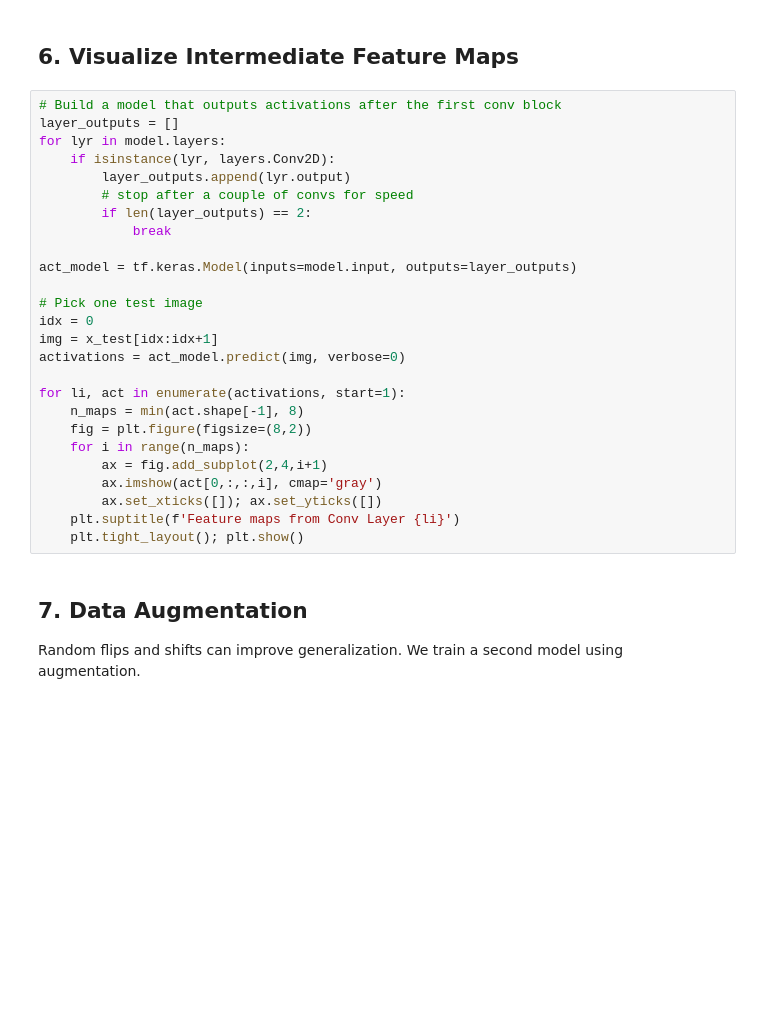
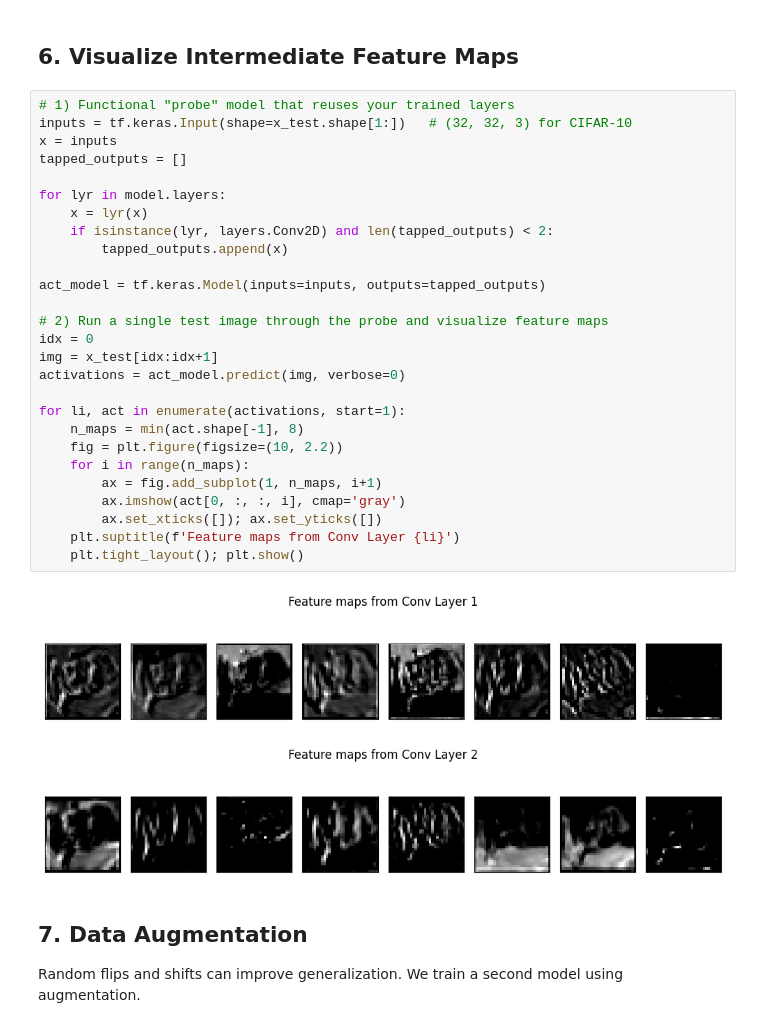
Before and after one commit to BillJr99/Ursinus-CS477, a Jupyter notebook: files/notebooks/CNN_Tutorial.ipynb, the cells around one changed output. Saved outputs shown, nothing was run; the diff lists cells and outputs as text; blank space fills up the shorter version.

```diff
--- a/files/notebooks/CNN_Tutorial.ipynb
+++ b/files/notebooks/CNN_Tutorial.ipynb
@@ -202,31 +210,35 @@ plt.suptitle('First Conv Layer Filters'); plt.tight_layout(); plt.show()
 # %% [markdown]
 ## 6. Visualize Intermediate Feature Maps
 # %%
-# Build a model that outputs activations after the first conv block
-layer_outputs = []
+# 1) Functional "probe" model that reuses your trained layers
+inputs = tf.keras.Input(shape=x_test.shape[1:])   # (32, 32, 3) for CIFAR-10
+x = inputs
+tapped_outputs = []
+
 for lyr in model.layers:
-    if isinstance(lyr, layers.Conv2D):
-        layer_outputs.append(lyr.output)
-        # stop after a couple of convs for speed
-        if len(layer_outputs) == 2:
-            break
+    x = lyr(x)
+    if isinstance(lyr, layers.Conv2D) and len(tapped_outputs) < 2:
+        tapped_outputs.append(x)
 
-act_model = tf.keras.Model(inputs=model.input, outputs=layer_outputs)
+act_model = tf.keras.Model(inputs=inputs, outputs=tapped_outputs)
 
-# Pick one test image
+# 2) Run a single test image through the probe and visualize feature maps
 idx = 0
 img = x_test[idx:idx+1]
 activations = act_model.predict(img, verbose=0)
 
 for li, act in enumerate(activations, start=1):
     n_maps = min(act.shape[-1], 8)
-    fig = plt.figure(figsize=(8,2))
+    fig = plt.figure(figsize=(10, 2.2))
     for i in range(n_maps):
-        ax = fig.add_subplot(2,4,i+1)
-        ax.imshow(act[0,:,:,i], cmap='gray')
+        ax = fig.add_subplot(1, n_maps, i+1)
+        ax.imshow(act[0, :, :, i], cmap='gray')
         ax.set_xticks([]); ax.set_yticks([])
     plt.suptitle(f'Feature maps from Conv Layer {li}')
     plt.tight_layout(); plt.show()
+# %% [output]
+[figure, added]
+[figure, added]
 # %% [markdown]
 ## 7. Data Augmentation
 Random flips and shifts can improve generalization. We train a second model using augmentation.
```
Also changed, not shown: parts of 9 cells of this notebook.
